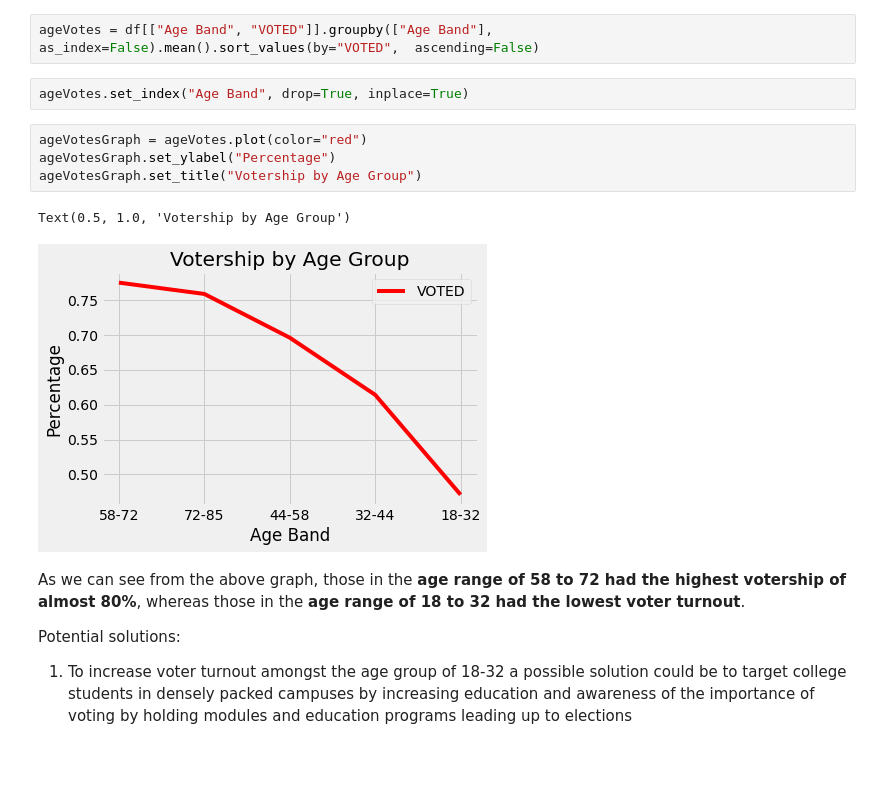
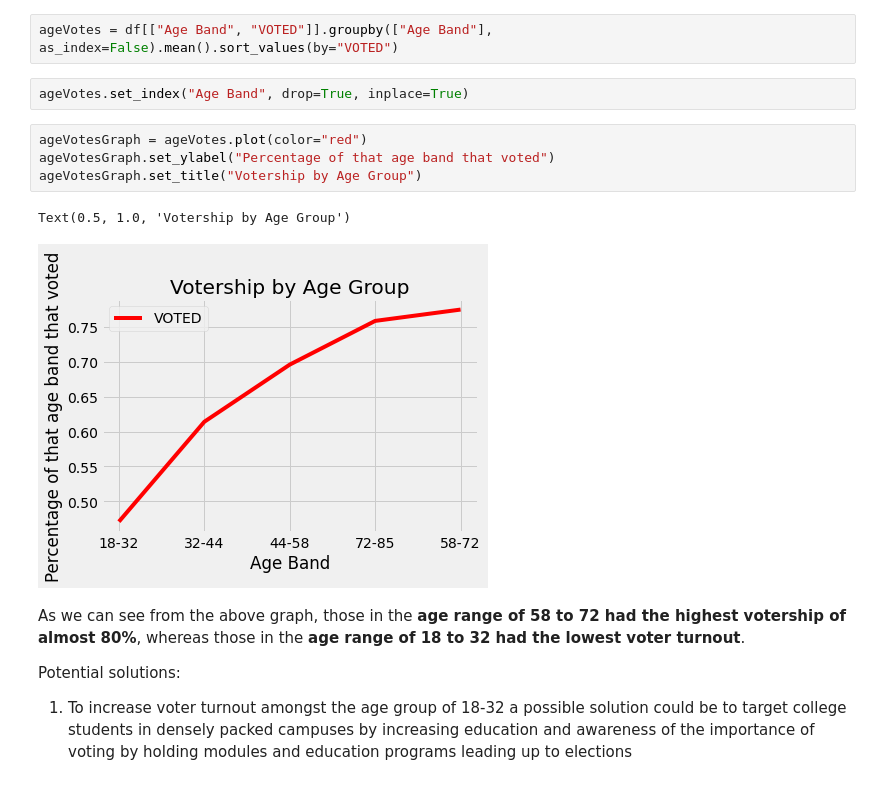
Before and after one commit to mdesilva/Data-Science, a Jupyter notebook: ASA2020FallDataChallenge/Analysis.ipynb, the cells around one changed output. Saved outputs shown, nothing was run; the diff lists cells and outputs as text.

```diff
--- a/ASA2020FallDataChallenge/Analysis.ipynb
+++ b/ASA2020FallDataChallenge/Analysis.ipynb
@@ -158,16 +149,16 @@ df["Age Band"].value_counts()
 72-85    10136
 Name: Age Band, dtype: int64
 # %%
-ageVotes = df[["Age Band", "VOTED"]].groupby(["Age Band"], as_index=False).mean().sort_values(by="VOTED",  ascending=False)
+ageVotes = df[["Age Band", "VOTED"]].groupby(["Age Band"], as_index=False).mean().sort_values(by="VOTED")
 # %%
 ageVotes.set_index("Age Band", drop=True, inplace=True)
 # %%
 ageVotesGraph = ageVotes.plot(color="red")
-ageVotesGraph.set_ylabel("Percentage")
+ageVotesGraph.set_ylabel("Percentage of that age band that voted")
 ageVotesGraph.set_title("Votership by Age Group")
 # %% [output]
 Text(0.5, 1.0, 'Votership by Age Group')
-[figure, old version]
+[figure, new version]
 # %% [markdown]
 As we can see from the above graph, those in the **age range of 58 to 72 had the highest votership of almost 80%**, whereas those in the **age range of 18 to 32 had the lowest voter turnout**.
 
```
Also changed, not shown: parts of 15 cells of this notebook.
